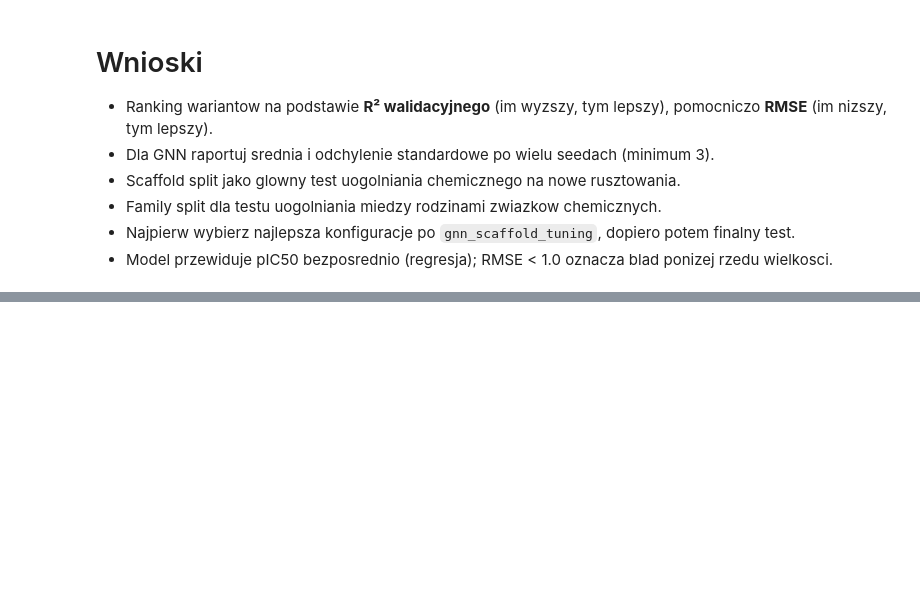
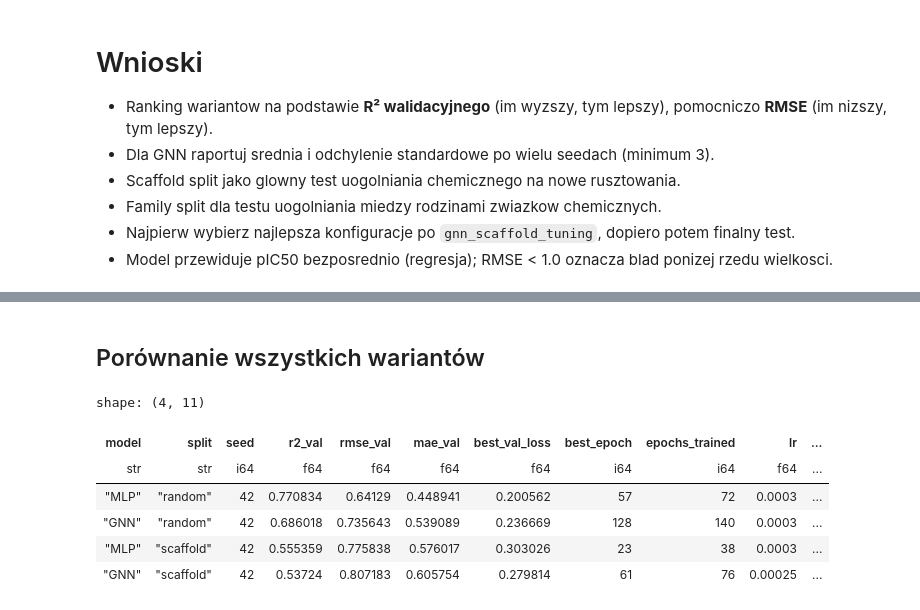
Before and after one commit to Sharens/ml_chembl, a Jupyter notebook: notebooks/learning.ipynb, the cells around one changed output, grey strips where cells are left out. Saved outputs shown, nothing was run; the diff lists cells and outputs as text; code cells hidden in the pictures; blank space fills up the shorter version.

```diff
--- a/notebooks/learning.ipynb
+++ b/notebooks/learning.ipynb
@@ -292,0 +413,29 @@ shape: (4, 10)
+# %% [markdown]
+## Porównanie wszystkich wariantów
+# %%
+# Finalna tabela porównawcza
+if results_table:
+    df_final = pl.DataFrame(results_table)
+    # Wez najlepszy wynik per (model, split) ignorujac seed
+    df_best_per_config = (
+        df_final
+        .group_by("model", "split")
+        .agg(pl.all().sort_by("r2_val", descending=True).first())
+        .sort("r2_val", descending=True)
+    )
+    PREFERRED_COLS = [
+        "model", "split", "seed", "r2_val", "rmse_val", "mae_val",
+        "best_val_loss", "best_epoch", "epochs_trained", "lr", "batch_size",
+    ]
+    cols = [c for c in PREFERRED_COLS if c in df_best_per_config.columns]
+    display(df_best_per_config.select(cols))
+else:
+    print("Brak wyników.")
+# %% [output]
+shape: (4, 11)
+| model | split | seed | r2_val | rmse_val | mae_val | best_val_loss | best_epoch | epochs_trained | lr | ... |
+| str | str | i64 | f64 | f64 | f64 | f64 | i64 | i64 | f64 | ... |
+| "MLP" | "random" | 42 | 0.770834 | 0.64129 | 0.448941 | 0.200562 | 57 | 72 | 0.0003 | ... |
+| "GNN" | "random" | 42 | 0.686018 | 0.735643 | 0.539089 | 0.236669 | 128 | 140 | 0.0003 | ... |
+| "MLP" | "scaffold" | 42 | 0.555359 | 0.775838 | 0.576017 | 0.303026 | 23 | 38 | 0.0003 | ... |
+| "GNN" | "scaffold" | 42 | 0.53724 | 0.807183 | 0.605754 | 0.279814 | 61 | 76 | 0.00025 | ... |
```
Also changed, not shown: parts of 15 cells of this notebook, 12 other files.
